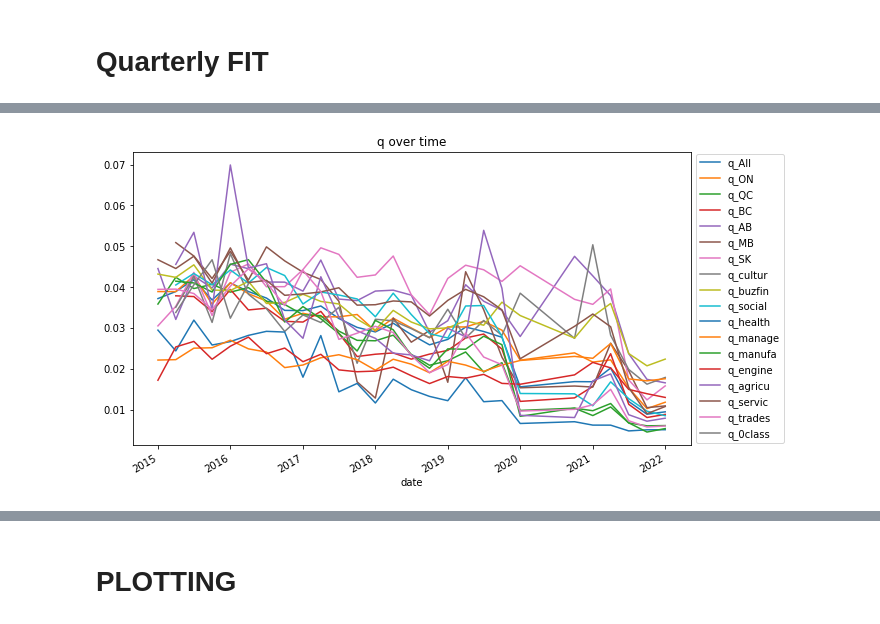
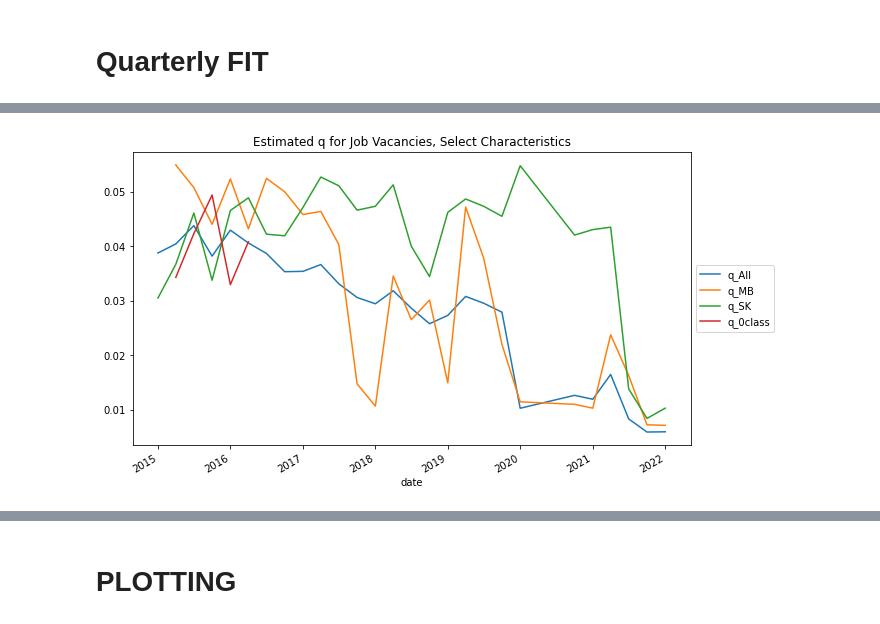
Before and after one commit to YanliangZhu/MAPaper, a Jupyter notebook: code.ipynb, the cells around one changed output, grey strips where cells are left out. Cells and saved outputs as stored; diff of their text form; code cells hidden in the pictures.

```diff
--- a/code.ipynb
+++ b/code.ipynb
@@ -146,8 +72,8 @@ V_{a,b}={V_0q^a(1-q^b)\over1-q}
 $$
 # %%
 def genDF0(df, df0, quarter):
-    df0 = df0.append({'year' : df.loc[quarter, 'year'], 'quarter' : df.loc[quarter, 'quarter'],
-                      'V':df.loc[quarter,'a000binf'],'a':float(0),'b':np.inf,'id':'a000binf'},ignore_index=True)
+    #df0 = df0.append({'year' : df.loc[quarter, 'year'], 'quarter' : df.loc[quarter, 'quarter'],
+                      #'V':df.loc[quarter,'a000binf'],'a':float(0),'b':np.inf,'id':'a000binf'},ignore_index=True)
     df0 = df0.append({'year' : df.loc[quarter, 'year'], 'quarter' : df.loc[quarter, 'quarter'],
                       'V':df.loc[quarter,'a000b014'],'a':float(0),'b':float(14), 'id':'a000b014'},ignore_index=True)
     df0 = df0.append({'year' : df.loc[quarter, 'year'], 'quarter' : df.loc[quarter, 'quarter'],
@@ -246,6 +172,6 @@ def NLS_quarterly(df):
                 pass
             idList = df0['id'].tolist()
             for i in range(len(fit.fun)):
-                df.loc[quarter, f'ε1_{idList[i]}'] = fit.fun[i]
+                df.loc[quarter, f'ε_{idList[i]}'] = fit.fun[i]
             df0 = df0.iloc[0:0] #clear df0
     return df
@@ -265,6 +186,7 @@ def name(df):
                      'manage': 'Management',
                      'manufa': 'Manufacturing and utilities',
                      'engine': 'Natural and applied sciences and related',
+                     'agricu': 'Natural resources agriculture and related production',
                      'servic': 'Sales and service',
                      'trades': 'Trades transport and equipment operators and related',
                      '0class': 'Unclassified'})
@@ -448,3 +372,33 @@ for i in VacancyCharacteristics:
     df = df.set_index('Vacancy Characteristics')
     describeQUARTERLY = describeQUARTERLY.append(df)
 #describeQUARTERLY
+# %%
+plot_quarter = pd.DataFrame()
+plot_quarter_all = date(fitQuarter_all)[['date','v0']].copy().set_index(['date'])
+plot_quarter_all = plot_quarter_all.rename({'v0': 'V0_All'}, axis='columns')
+plot_quarter = plot_quarter.append(plot_quarter_all)
+for i in VacancyCharacteristics:
+    df = globals()[f'fitQuarter_{i}']
+    df = date(df).set_index(['date'])
+    df = df[['v0']]
+    df = df.rename({'v0': f'V0_{i}'}, axis='columns')
+    plot_quarter =pd.merge(plot_quarter, df, on = "date", how = "outer")
+plot_quarter.plot()
+plt.title('Estimated Inflow of Job Vacancies (V0), by Vacancy Characteristics')
+plt.legend(loc='center left', bbox_to_anchor=(1.0, 0.5))
+plt.show()
+
+plot_quarter = pd.DataFrame()
+plot_quarter_all = date(fitQuarter_all)[['date','q']].copy().set_index(['date'])
+plot_quarter_all = plot_quarter_all.rename({'q': 'q_All'}, axis='columns')
+plot_quarter = plot_quarter.append(plot_quarter_all)
+for i in VacancyCharacteristics:
+    df = globals()[f'fitQuarter_{i}']
+    df = date(df).set_index(['date'])
+    df = df[['q']]
+    df = df.rename({'q': f'q_{i}'}, axis='columns')
+    plot_quarter = pd.merge(plot_quarter, df, on = "date", how = "outer")
+plot_quarter.plot()
+plt.title('Estimated q for Job Vacancies, by Vacancy Characteristics')
+plt.legend(loc='center left', bbox_to_anchor=(1.0, 0.5))
+plt.show()
@@ -451,17 +408,18 @@ for i in VacancyCharacteristics:
 # %%
+select = ['MB', 'SK', '0class']
 plot_quarter = pd.DataFrame()
 plot_quarter_all = date(fitQuarter_all)[['date','q']].copy().set_index(['date'])
 plot_quarter_all = plot_quarter_all.rename({'q': 'q_All'}, axis='columns')
 plot_quarter = plot_quarter.append(plot_quarter_all)
-for i in VacancyCharacteristics:
+for i in select:
     df = globals()[f'fitQuarter_{i}']
     df = date(df).set_index(['date'])
     df = df[['q']]
     df = df.rename({'q': f'q_{i}'}, axis='columns')
-    plot_quarter =pd.merge(plot_quarter, df, on = "date", how = "outer")
+    plot_quarter = pd.merge(plot_quarter, df, on = "date", how = "outer")
 plot_quarter.plot()
-plt.title('q over time')
+plt.title('Estimated q for Job Vacancies, Select Characteristics')
 plt.legend(loc='center left', bbox_to_anchor=(1.0, 0.5))
 plt.show()
 # %% [output]
-[figure, old version]
+[figure, new version]
```
Also changed, not shown: parts of 35 cells of this notebook.
